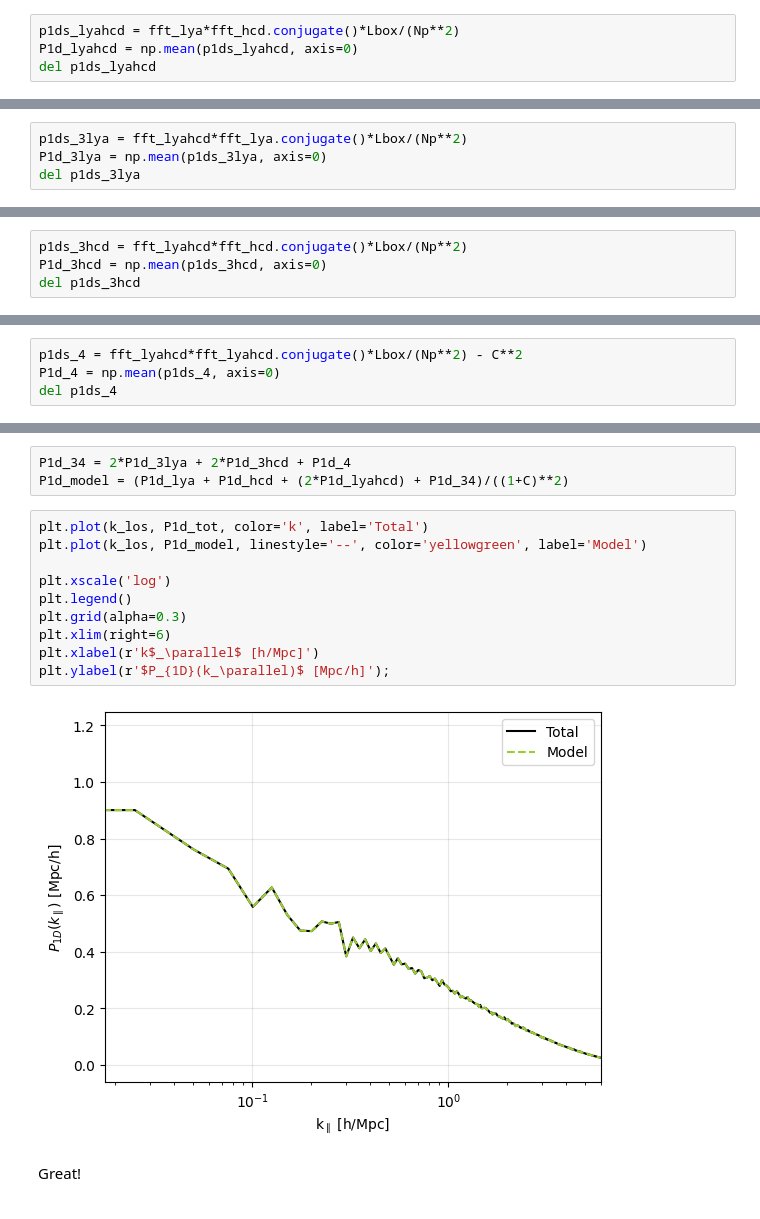
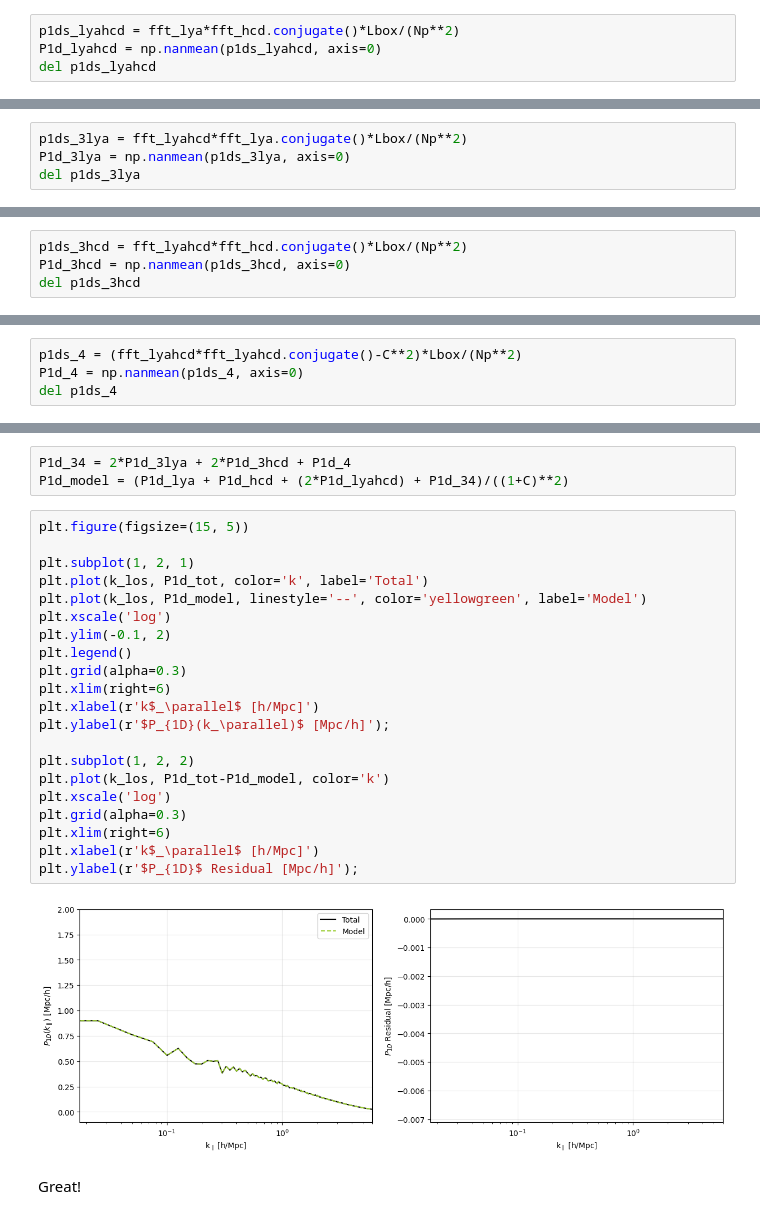
Before and after one commit to andreufont/astrid_hcd, a Jupyter notebook: SimulationFields/P1d.ipynb, the cells around one changed output, grey strips where cells are left out. Saved outputs shown, nothing was run; the diff lists cells and outputs as text.

```diff
--- a/SimulationFields/P1d.ipynb
+++ b/SimulationFields/P1d.ipynb
@@ -96,25 +110,25 @@ del p1ds_hcd
 ## LyaxHCD
 # %%
 p1ds_lyahcd = fft_lya*fft_hcd.conjugate()*Lbox/(Np**2)
-P1d_lyahcd = np.mean(p1ds_lyahcd, axis=0)
+P1d_lyahcd = np.nanmean(p1ds_lyahcd, axis=0)
 del p1ds_lyahcd
 # %% [markdown]
 ## 3Lya
 # %%
 p1ds_3lya = fft_lyahcd*fft_lya.conjugate()*Lbox/(Np**2)
-P1d_3lya = np.mean(p1ds_3lya, axis=0)
+P1d_3lya = np.nanmean(p1ds_3lya, axis=0)
 del p1ds_3lya
 # %% [markdown]
 ## 3HCD
 # %%
 p1ds_3hcd = fft_lyahcd*fft_hcd.conjugate()*Lbox/(Np**2)
-P1d_3hcd = np.mean(p1ds_3hcd, axis=0)
+P1d_3hcd = np.nanmean(p1ds_3hcd, axis=0)
 del p1ds_3hcd
 # %% [markdown]
 ## 4
 # %%
-p1ds_4 = fft_lyahcd*fft_lyahcd.conjugate()*Lbox/(Np**2) - C**2
-P1d_4 = np.mean(p1ds_4, axis=0)
+p1ds_4 = (fft_lyahcd*fft_lyahcd.conjugate()-C**2)*Lbox/(Np**2)
+P1d_4 = np.nanmean(p1ds_4, axis=0)
 del p1ds_4
 # %% [markdown]
 We have to make sure that p1d_tot = the sum of all contributions /(1 + C)^2
@@ -122,17 +136,28 @@ We have to make sure that p1d_tot = the sum of all contributions /(1 + C)^2
 P1d_34 = 2*P1d_3lya + 2*P1d_3hcd + P1d_4
 P1d_model = (P1d_lya + P1d_hcd + (2*P1d_lyahcd) + P1d_34)/((1+C)**2)
 # %%
+plt.figure(figsize=(15, 5))
+
+plt.subplot(1, 2, 1)
 plt.plot(k_los, P1d_tot, color='k', label='Total')
 plt.plot(k_los, P1d_model, linestyle='--', color='yellowgreen', label='Model')
-
 plt.xscale('log')
+plt.ylim(-0.1, 2)
 plt.legend()
 plt.grid(alpha=0.3)
 plt.xlim(right=6)
 plt.xlabel(r'k$_\parallel$ [h/Mpc]')
 plt.ylabel(r'$P_{1D}(k_\parallel)$ [Mpc/h]');
+
+plt.subplot(1, 2, 2)
+plt.plot(k_los, P1d_tot-P1d_model, color='k')
+plt.xscale('log')
+plt.grid(alpha=0.3)
+plt.xlim(right=6)
+plt.xlabel(r'k$_\parallel$ [h/Mpc]')
+plt.ylabel(r'$P_{1D}$ Residual [Mpc/h]');
 # %% [output]
-[figure, old version]
+[figure, new version]
 # %% [markdown]
 Great!
 # %% [markdown]
```
Also changed, not shown: parts of 17 cells of this notebook, 4 other files.
